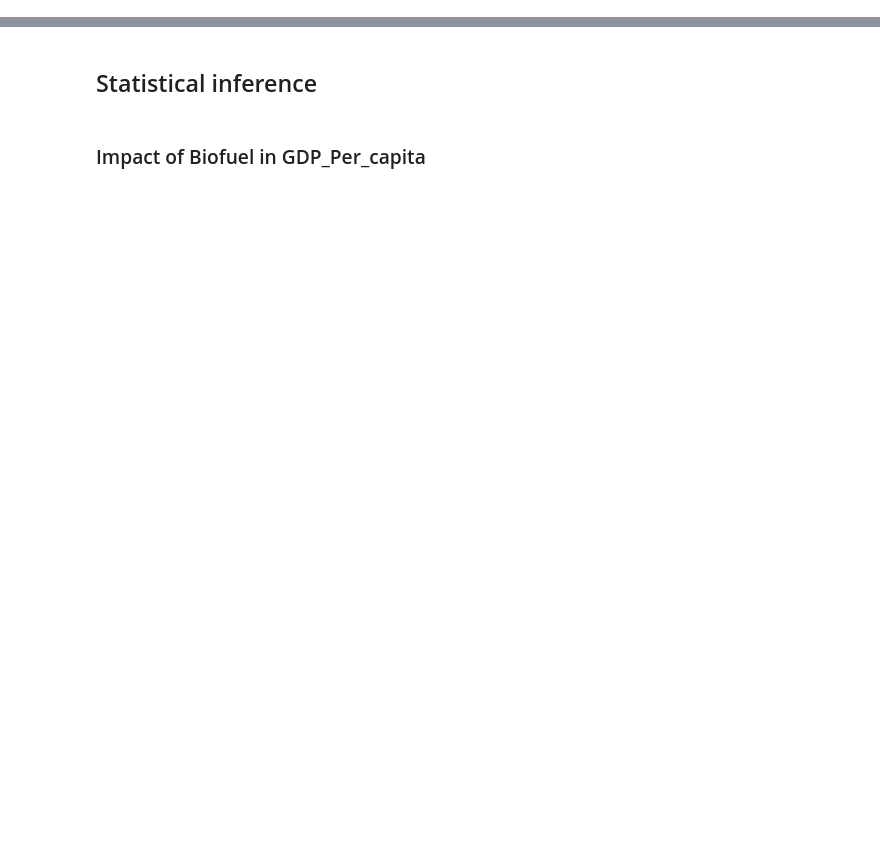
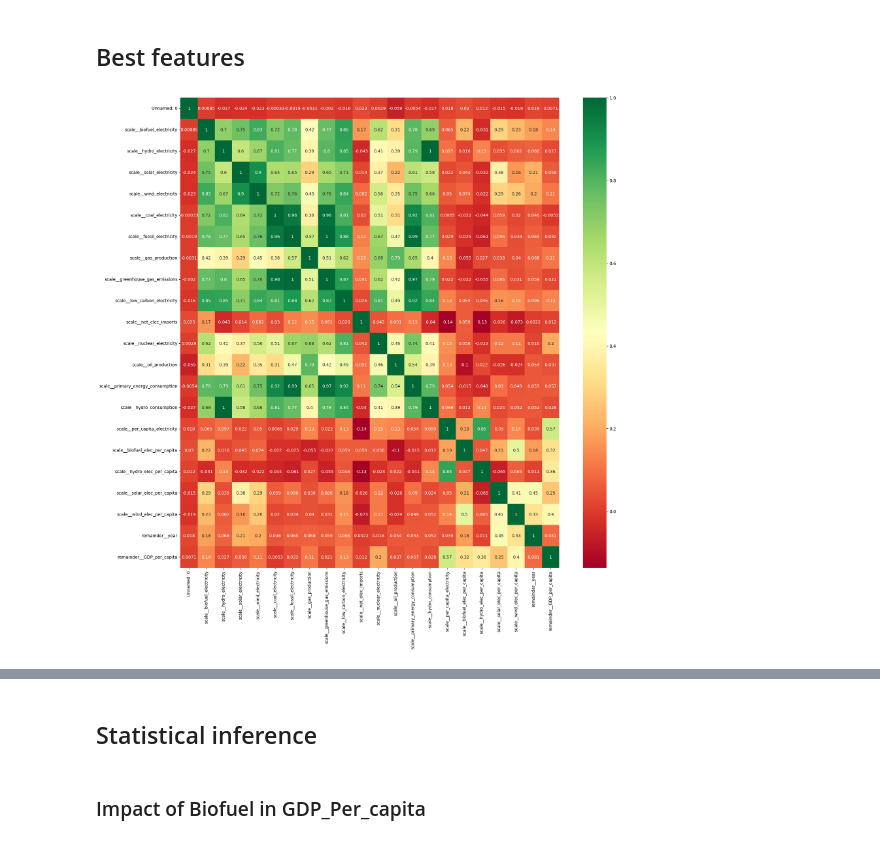
Before and after one commit to up841068/energy-economic-growth, a Jupyter notebook: Renergy_Growth.ipynb, the cells around one changed output, grey strips where cells are left out. Saved outputs shown, nothing was run; the diff lists cells and outputs as text; code cells hidden in the pictures; blank space fills up the shorter version.

```diff
--- a/Renergy_Growth.ipynb
+++ b/Renergy_Growth.ipynb
@@ -40,0 +69,2 @@ full_cleaned_final1 = full_cleaned_final[[ 'scale__biofuel_electricity', 'scale_
+# %% [markdown]
+## Best features
@@ -40,0 +78,8 @@ full_cleaned_final1 = full_cleaned_final[[ 'scale__biofuel_electricity', 'scale_
+# %%
+corrmat = full_cleaned_final.corr()
+top_corr_features = corrmat.index
+plt.figure(figsize=(20,20))
+#plot heat map
+g=sns.heatmap(full_cleaned_final[top_corr_features].corr(),annot=True,cmap="RdYlGn")
+# %% [output]
+[figure, added]
```
Also changed, not shown: parts of 61 cells of this notebook, 1 other file.
